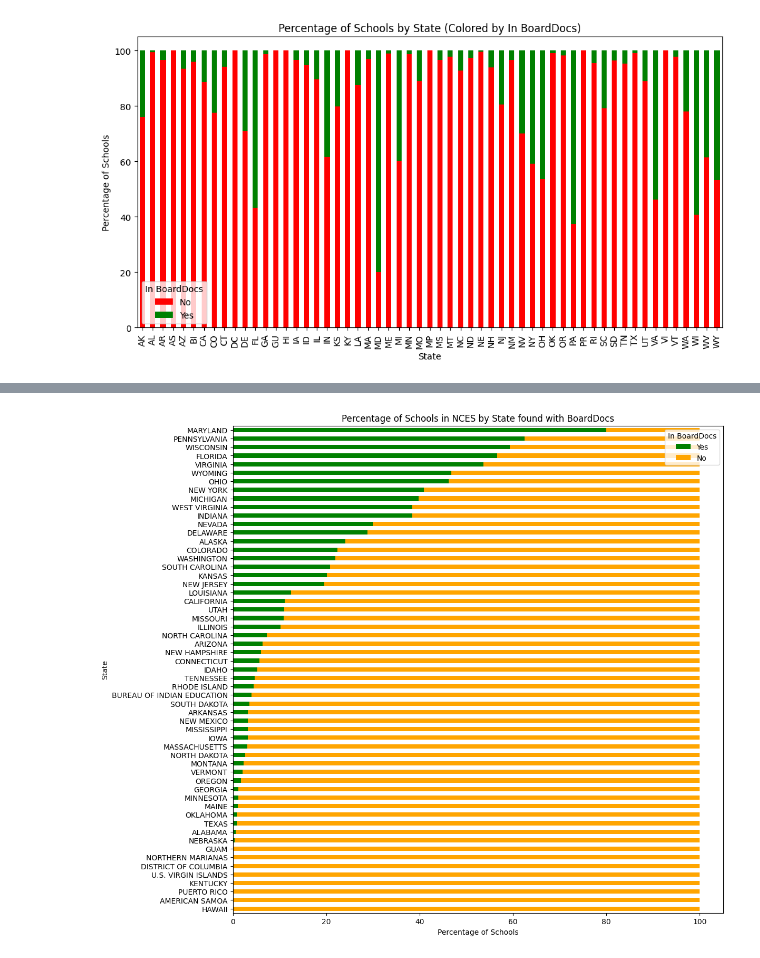
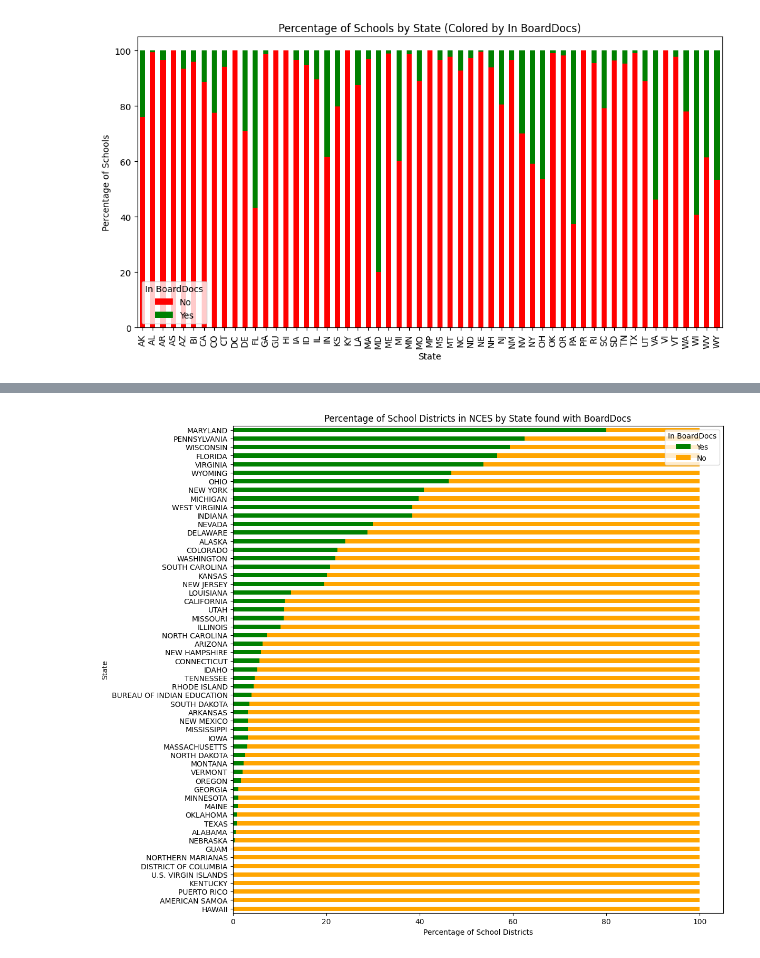
Before and after one commit to audrey-tan/cepr_boarddocs, a Jupyter notebook: misc/compare_number_schools.ipynb, the cells around one changed output, grey strips where cells are left out. Drawn from its saved outputs; the diff is of its cells as text; code cells hidden in the pictures.

```diff
--- a/misc/compare_number_schools.ipynb
+++ b/misc/compare_number_schools.ipynb
@@ -215,23 +214,24 @@ Index(['SCHOOL_YEAR', 'FIPST', 'STATENAME', 'ST', 'LEA_NAME',
 # %%
 # Create a pivot table to count the number of schools by state and in_boarddocs status
 nces_df["in_boarddocs_plot"] = ~nces_df["in_boarddocs"]
 pivot_table = nces_df.pivot_table(index='STATENAME', columns='in_boarddocs_plot', aggfunc='size', fill_value=0)
 
 # Normalize the pivot table to get percentages
 pivot_table_percentage = pivot_table.div(pivot_table.sum(axis=1), axis=0) * 100
 
 # Sort the pivot table by the percentage of schools in BoardDocs
 pivot_table_percentage = pivot_table_percentage.sort_values(by=True, ascending=False)
 
 # Plot the 100% stacked horizontal bar chart
 pivot_table_percentage.plot(kind='barh', stacked=True, figsize=(12, 12), color=['green', 'orange'])
 plt.ylabel('State')
-plt.xlabel('Percentage of Schools')
-plt.title('Percentage of Schools in NCES by State found with BoardDocs')
+plt.xlabel('Percentage of School Districts')
+plt.title('Percentage of School Districts in NCES by State found with BoardDocs')
 plt.legend(title='In BoardDocs', labels=['Yes', 'No'])
+plt.savefig("../boarddocs_tabulation/percentage_coverage.png")
 plt.show()
 # %% [output]
-[figure, old version]
+[figure, new version]
 # %%
 # Create a pivot table to count the number of schools by state and in_boarddocs status
 nces_df["in_boarddocs_plot"] = ~nces_df["in_boarddocs"]
```
Also changed, not shown: parts of 11 cells of this notebook, 5 other files.
